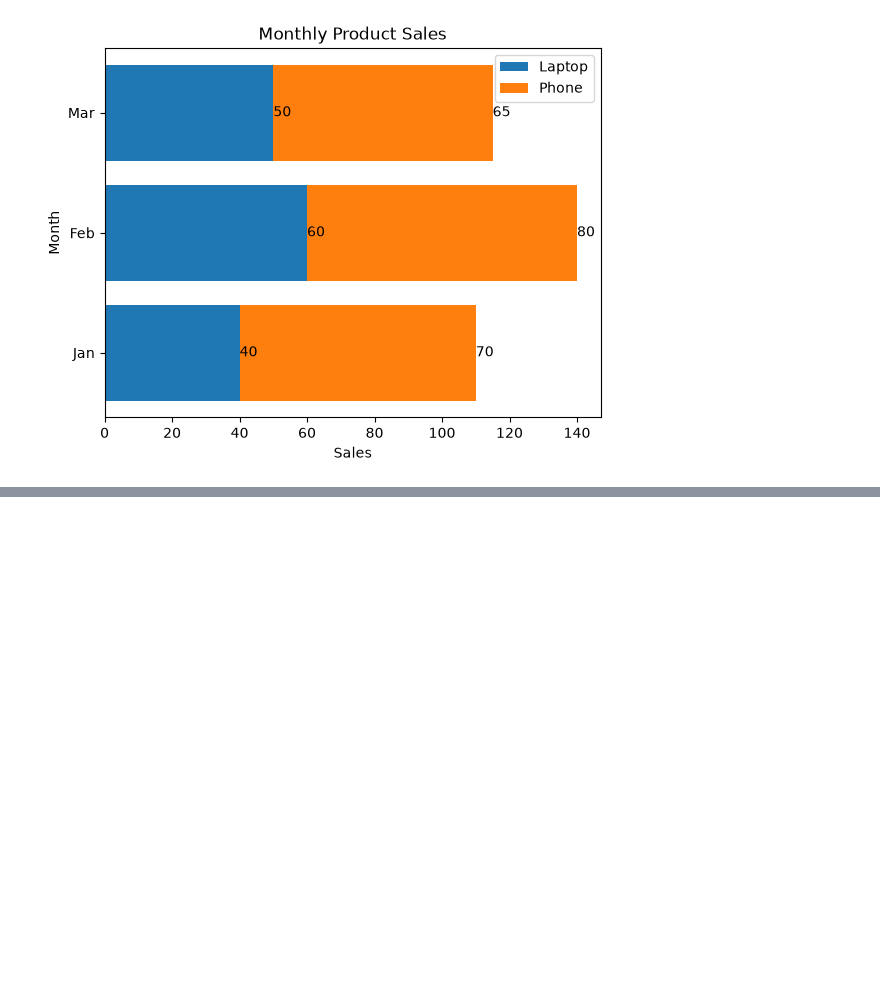
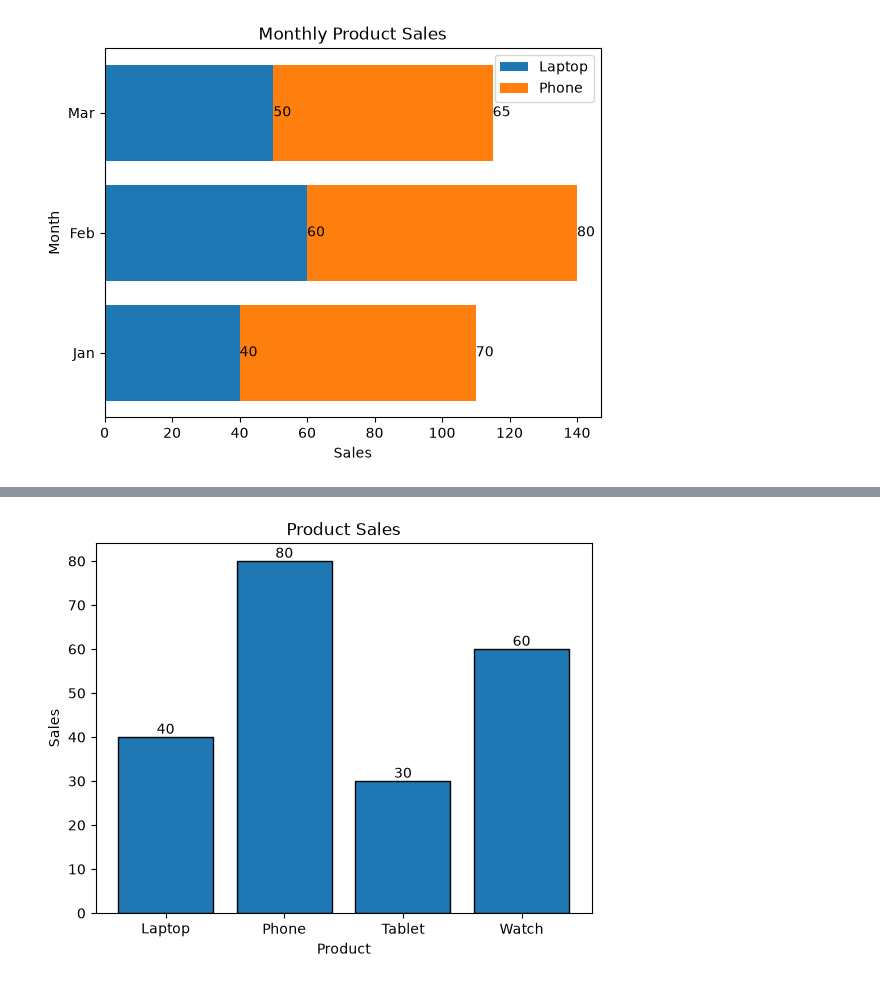
Before and after one commit to infinityrohit07/learning-matplotlib, a Jupyter notebook: 04_barcharts.ipynb, the cells around one changed output, grey strips where cells are left out. Saved outputs shown, nothing was run; the diff lists cells and outputs as text; code cells hidden in the pictures; blank space fills up the shorter version.

```diff
--- a/04_barcharts.ipynb
+++ b/04_barcharts.ipynb
@@ -799,0 +826,17 @@ plt.show()
+# %%
+import matplotlib.pyplot as plt
+
+products = ["Laptop", "Phone", "Tablet", "Watch"]
+sales = [40, 80, 30, 60]
+
+bars = plt.bar(products, sales, edgecolor="black")
+
+plt.bar_label(bars)
+
+plt.title("Product Sales")
+plt.xlabel("Product")
+plt.ylabel("Sales")
+
+plt.show()
+# %% [output]
+[figure, added]
```
Also changed, not shown: parts of 19 cells of this notebook.
